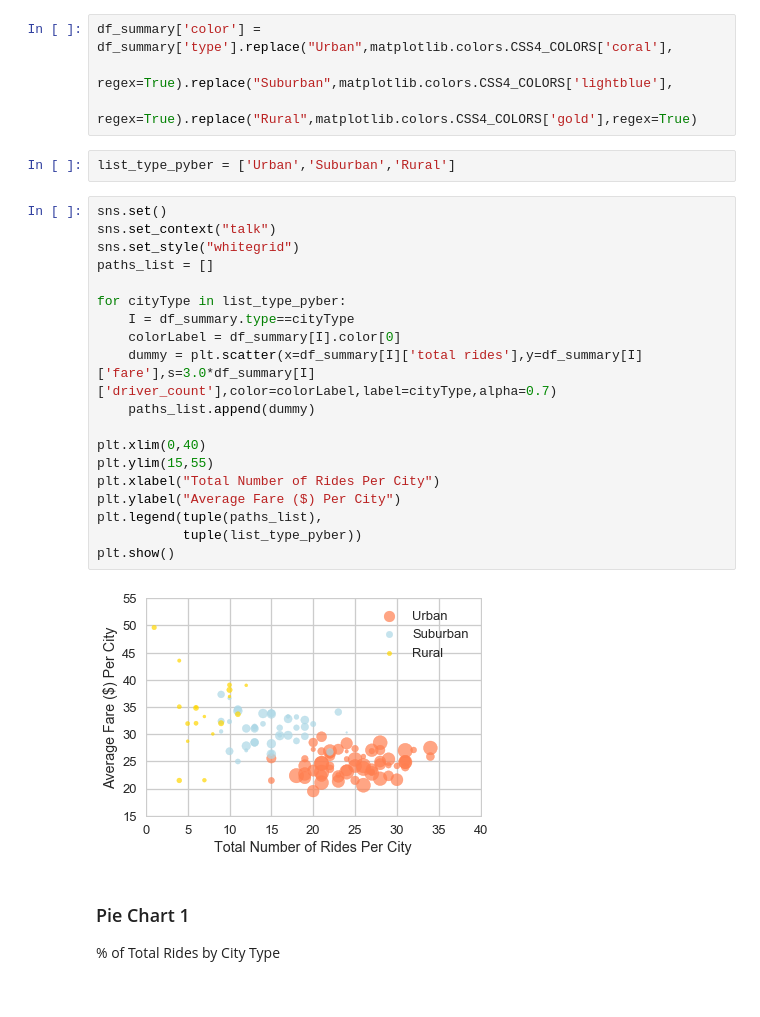
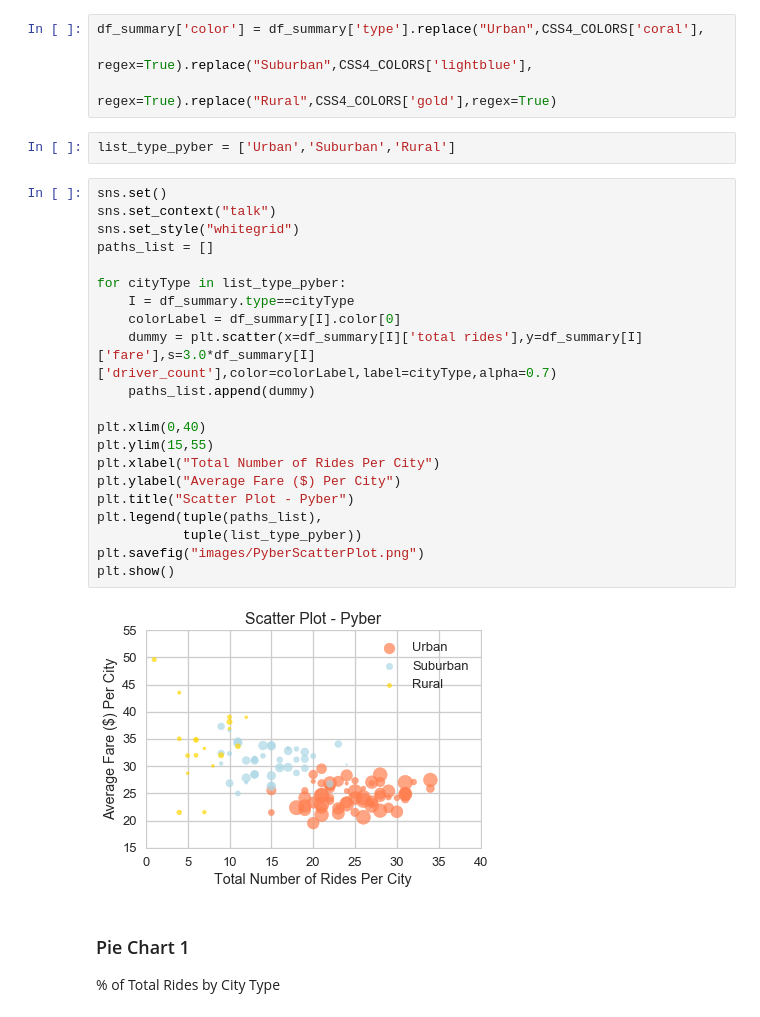
Before and after one commit to paulgarias/ThePowerOfPlots, a Jupyter notebook: Pyber/Analysis.ipynb, the cells around one changed output. Drawn from its saved outputs; the diff is of its cells as text.

```diff
--- a/Pyber/Analysis.ipynb
+++ b/Pyber/Analysis.ipynb
@@ -69,32 +69,34 @@ Total Number of Rides Per City  - x axis
 Total Number of Drivers Per City  - bubble size
 City Type (Urban, Suburban, Rural)  - bubble color
 # %%
-df_summary['color'] = df_summary['type'].replace("Urban",matplotlib.colors.CSS4_COLORS['coral'],
-                                                 regex=True).replace("Suburban",matplotlib.colors.CSS4_COLORS['lightblue'],
-                                                regex=True).replace("Rural",matplotlib.colors.CSS4_COLORS['gold'],regex=True)
+df_summary['color'] = df_summary['type'].replace("Urban",CSS4_COLORS['coral'],
+                                                 regex=True).replace("Suburban",CSS4_COLORS['lightblue'],
+                                                regex=True).replace("Rural",CSS4_COLORS['gold'],regex=True)
 # %%
 list_type_pyber = ['Urban','Suburban','Rural']
 # %%
 sns.set()
 sns.set_context("talk")
 sns.set_style("whitegrid")
 paths_list = []
 
 for cityType in list_type_pyber:
     I = df_summary.type==cityType
     colorLabel = df_summary[I].color[0]
     dummy = plt.scatter(x=df_summary[I]['total rides'],y=df_summary[I]['fare'],s=3.0*df_summary[I]['driver_count'],color=colorLabel,label=cityType,alpha=0.7)
     paths_list.append(dummy)
 
 plt.xlim(0,40)
 plt.ylim(15,55)
 plt.xlabel("Total Number of Rides Per City")
 plt.ylabel("Average Fare ($) Per City")
+plt.title("Scatter Plot - Pyber")
 plt.legend(tuple(paths_list),
            tuple(list_type_pyber))
+plt.savefig("images/PyberScatterPlot.png")
 plt.show()
 # %% [output]
-[figure, old version]
+[figure, new version]
 # %% [markdown]
 ### Pie Chart 1
 % of Total Rides by City Type
```
Also changed, not shown: parts of 5 cells of this notebook, 4 other files.
